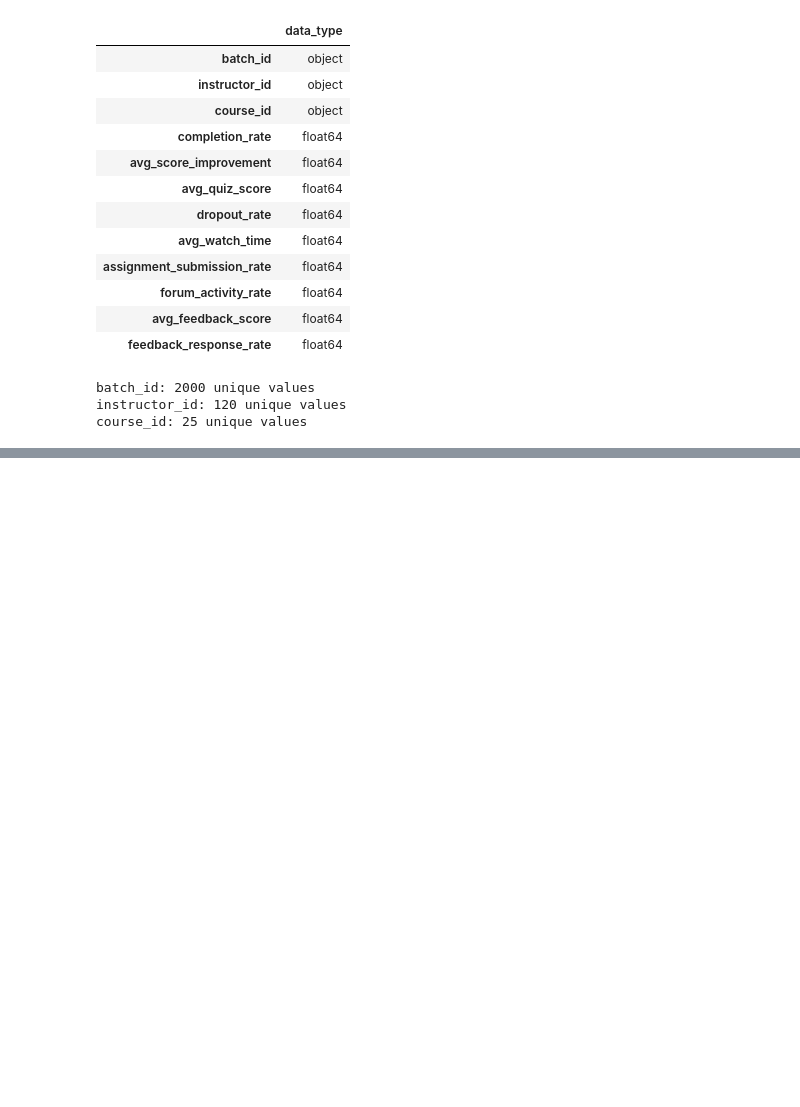
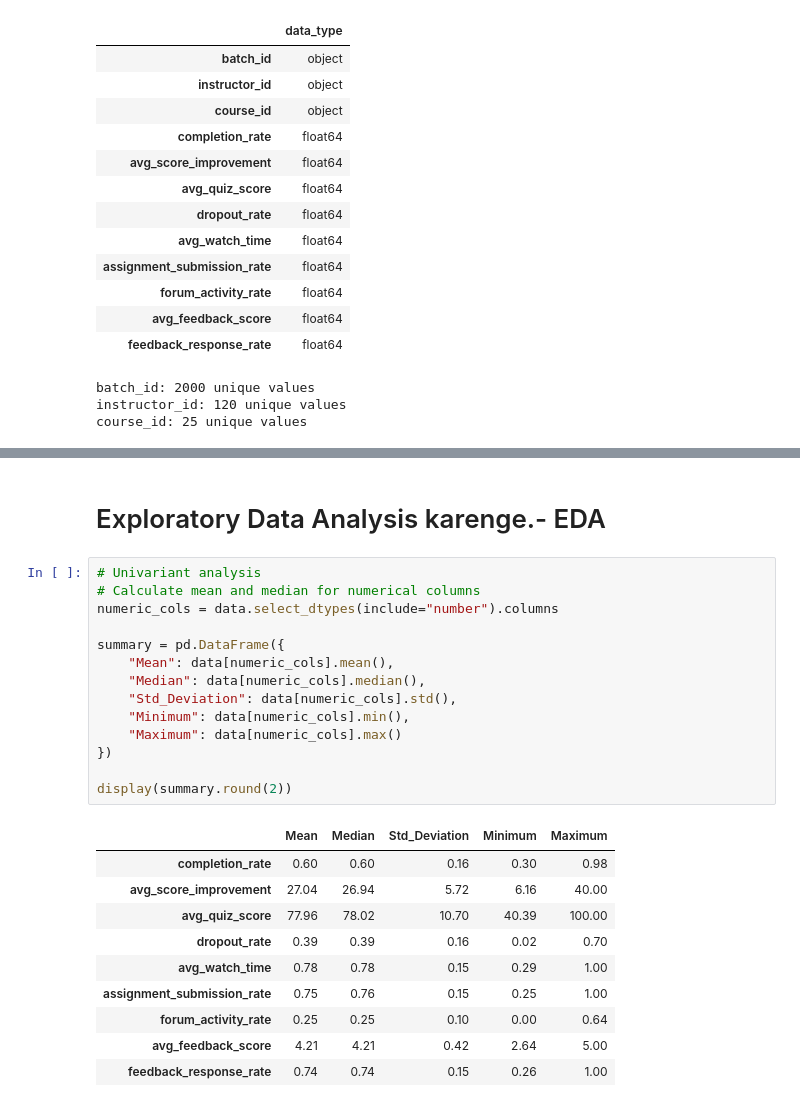
Before and after one commit to AJ0043/Instructor-Effectiveness-Modeling-EdTech-Context-, a Jupyter notebook: Untitled20.ipynb, the cells around one changed output, grey strips where cells are left out. Saved outputs shown, nothing was run; the diff lists cells and outputs as text; blank space fills up the shorter version.

```diff
--- a/Untitled20.ipynb
+++ b/Untitled20.ipynb
@@ -516,0 +557,27 @@ course_id: 25 unique values
+# %% [markdown]
+# Exploratory Data Analysis karenge.- EDA
+# %%
+# Univariant analysis
+# Calculate mean and median for numerical columns
+numeric_cols = data.select_dtypes(include="number").columns
+
+summary = pd.DataFrame({
+    "Mean": data[numeric_cols].mean(),
+    "Median": data[numeric_cols].median(),
+    "Std_Deviation": data[numeric_cols].std(),
+    "Minimum": data[numeric_cols].min(),
+    "Maximum": data[numeric_cols].max()
+})
+
+display(summary.round(2))
+# %% [output]
+|  | Mean | Median | Std_Deviation | Minimum | Maximum |
+| completion_rate | 0.60 | 0.60 | 0.16 | 0.30 | 0.98 |
+| avg_score_improvement | 27.04 | 26.94 | 5.72 | 6.16 | 40.00 |
+| avg_quiz_score | 77.96 | 78.02 | 10.70 | 40.39 | 100.00 |
+| dropout_rate | 0.39 | 0.39 | 0.16 | 0.02 | 0.70 |
+| avg_watch_time | 0.78 | 0.78 | 0.15 | 0.29 | 1.00 |
+| assignment_submission_rate | 0.75 | 0.76 | 0.15 | 0.25 | 1.00 |
+| forum_activity_rate | 0.25 | 0.25 | 0.10 | 0.00 | 0.64 |
+| avg_feedback_score | 4.21 | 4.21 | 0.42 | 2.64 | 5.00 |
+| feedback_response_rate | 0.74 | 0.74 | 0.15 | 0.26 | 1.00 |
```
Also changed, not shown: parts of 4 cells of this notebook.
